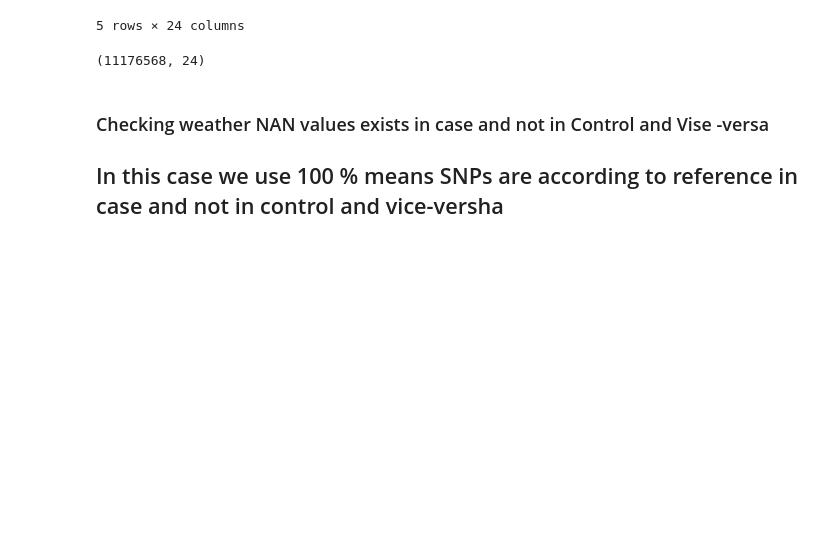
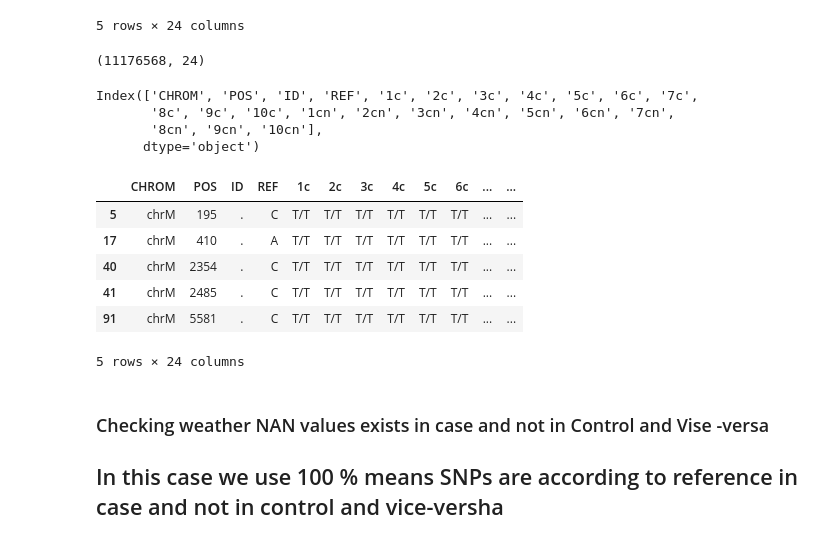
Before and after one commit to krishdb38/Bio_python, a Jupyter notebook: case_control.ipynb, the cells around one changed output. Drawn from its saved outputs; the diff is of its cells as text; code cells hidden in the pictures; blank space fills up the shorter version.

```diff
--- a/case_control.ipynb
+++ b/case_control.ipynb
@@ -20,3 +22,23 @@ df1.shape
+# %%
+#df1.iloc[:,1:5].sum()
+test = df1.head(100)
+# %%
+test.columns
+# %% [output]
+Index(['CHROM', 'POS', 'ID', 'REF', '1c', '2c', '3c', '4c', '5c', '6c', '7c',
+       '8c', '9c', '10c', '1cn', '2cn', '3cn', '4cn', '5cn', '6cn', '7cn',
+       '8cn', '9cn', '10cn'],
+      dtype='object')
+# %%
+test.loc[(test["CHROM"]=="chrM")&(test["4c"]=="T/T")]
+# %% [output]
+|  | CHROM | POS | ID | REF | 1c | 2c | 3c | 4c | 5c | 6c | ... | ... |
+| 5 | chrM | 195 | . | C | T/T | T/T | T/T | T/T | T/T | T/T | ... | ... |
+| 17 | chrM | 410 | . | A | T/T | T/T | T/T | T/T | T/T | T/T | ... | ... |
+| 40 | chrM | 2354 | . | C | T/T | T/T | T/T | T/T | T/T | T/T | ... | ... |
+| 41 | chrM | 2485 | . | C | T/T | T/T | T/T | T/T | T/T | T/T | ... | ... |
+| 91 | chrM | 5581 | . | C | T/T | T/T | T/T | T/T | T/T | T/T | ... | ... |
+5 rows × 24 columns
 # %% [markdown]
 ### Checking weather NAN values exists in case and not in Control and Vise -versa
 ## In this case we use 100 % means SNPs are according to reference in case and not in control and vice-versha
```
Also changed, not shown: parts of 1 cell of this notebook, 5 other files.
